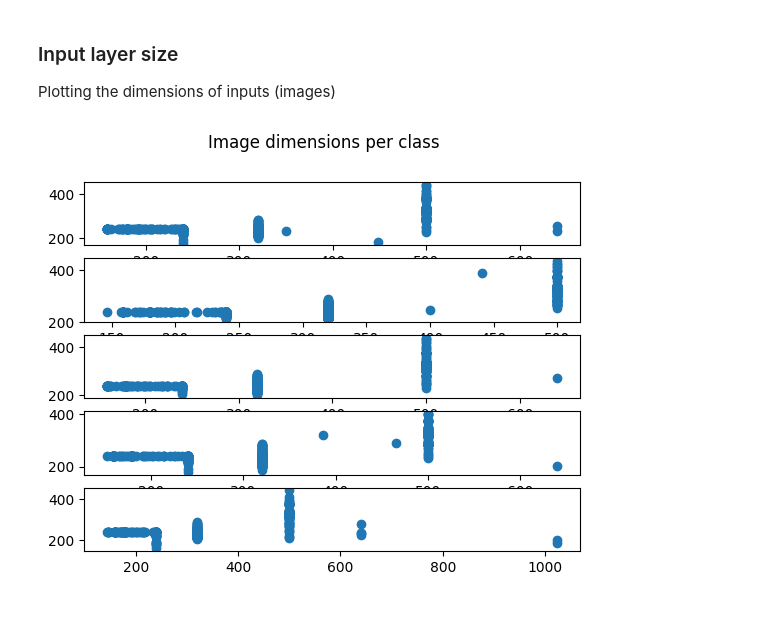
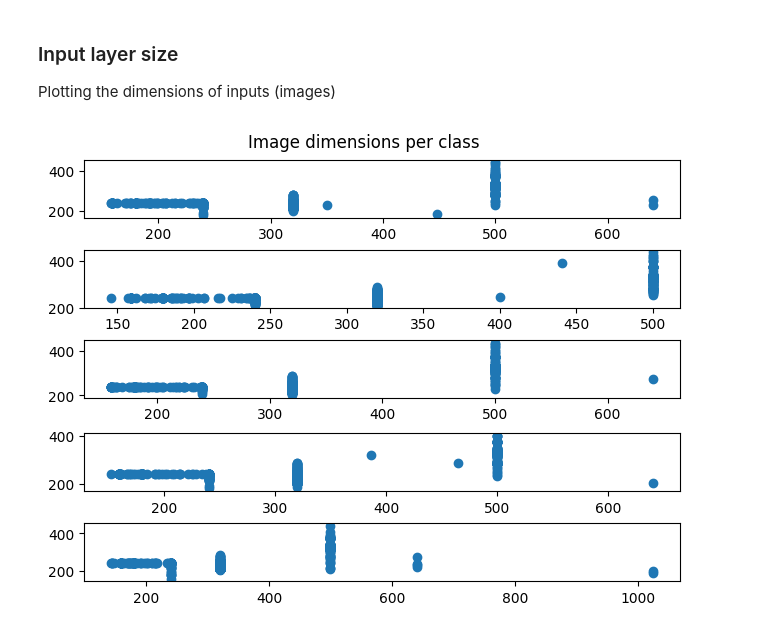
Before and after one commit to agnoam/tf-flowers-dataset, a Jupyter notebook: plant-classification.ipynb, the cells around one changed output. Drawn from its saved outputs; the diff is of its cells as text; code cells hidden in the pictures.

```diff
--- a/plant-classification.ipynb
+++ b/plant-classification.ipynb
@@ -25,7 +32,7 @@ class Paths(StrEnum):
 
 @dataclass
 class DatasetClass():
-    abs_path: str
+    relative_path: str
     count: int
     images_dims: list[tuple] = None
 
@@ -109,15 +126,16 @@ contents = os.listdir(DATASET_PARENT_PATH)
 dataset_classes: dict[str, DatasetClass] = {}
 
 for filename in contents:
-    abs_path = os.path.join(DATASET_PARENT_PATH, filename)
-    if os.path.isdir(abs_path):
+    relative_path = os.path.join(DATASET_PARENT_PATH, filename)
+    if os.path.isdir(relative_path):
         dataset_classes[filename] = DatasetClass(
-            abs_path=abs_path,
-            count=len(os.listdir(abs_path))
+            relative_path=relative_path,
+            count=len(os.listdir(relative_path))
         )
 
 # Extracting the count of each class from the nested object
 class_count: list[int] = [dataset_class.count for dataset_class in dataset_classes.values()]
+NUM_OF_CLASSES: int = len(dataset_classes.keys())
 
 # Showing the plot
 plt.bar(dataset_classes.keys(), class_count)
@@ -177,35 +195,38 @@ def batch_dimension_calc(folder_path: str) -> np.ndarray:
     images_dims: list[tuple] = []
 
     for image_path in os.listdir(folder_path):
         image_rel_path: str = os.path.join(folder_path, image_path)
         images_dims.append(get_dims(image_rel_path))
 
     return np.array(images_dims)
 
 
 def plot_dimensions(axis: plt, dataset_class: DatasetClass) -> None:
     """
+    Plotting the dimensions of the images in a given dataclass
+
+    Args:
+        `axis: plt` - The axis to scatter plot in
+        `dataset_class: DatasetClass` - The class of the dataset to render the scatter for
     """
     width: list = []
     height: list = []
     for dims_tuple in dataset_class.images_dims:
         width.append(dims_tuple[0])
         height.append(dims_tuple[1])
 
     axis.scatter(np.array(width), np.array(height))
 
 
-fig, axis = plt.subplots(len(dataset_classes.keys()))
+fig, axis = plt.subplots(len(dataset_classes.keys()), constrained_layout=True)
 fig.suptitle("Image dimensions per class")
 current_axis: int = 0
 
 # Calculating the dimensions of each image in each class
 for class_name in dataset_classes:
-    class_folder_path: str = dataset_classes[class_name].abs_path
+    class_folder_path: str = dataset_classes[class_name].relative_path
     dataset_classes[class_name].images_dims = batch_dimension_calc(class_folder_path)
     plot_dimensions(axis[current_axis], dataset_classes[class_name])
     current_axis += 1
-
-fig.show()
 # %% [output]
-[figure, old version]
+[figure, new version]
```
Also changed, not shown: parts of 9 cells of this notebook.
